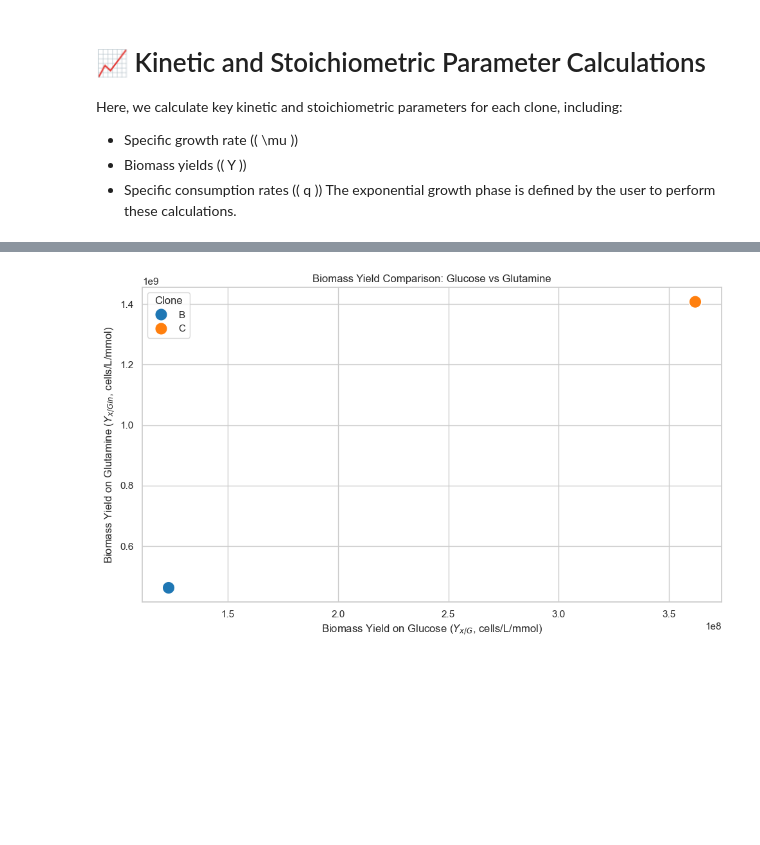
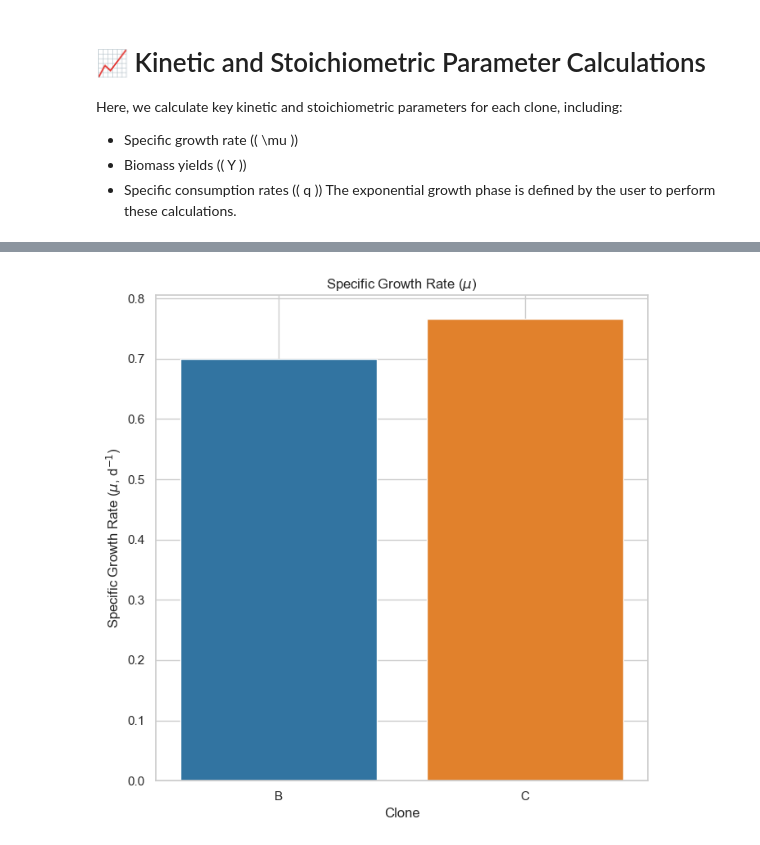
Before and after one commit to ebalderasr/clonalyzer, a Jupyter notebook: clonalyzer.ipynb, the cells around one changed output, grey strips where cells are left out. Saved outputs shown, nothing was run; the diff lists cells and outputs as text; code cells hidden in the pictures; blank space fills up the shorter version.

Commit message:
Implement individual 7x7 visualizations for kinetic analysis

```diff
--- a/clonalyzer.ipynb
+++ b/clonalyzer.ipynb
@@ -484,28 +463,100 @@ No artists with labels found to put in legend.  Note that artists whose label st
 # %%
-# Configure general style
+# Configure the output directory for figures
+output_dir = 'figures'
+os.makedirs(output_dir, exist_ok=True)
+
+# Configure general style for plots
 sns.set_theme(style="whitegrid")
 
-# Create a scatter plot for biomass yields
-plt.figure(figsize=(10, 6))
+# Scatter plot: Specific Growth Rate
+plt.figure(figsize=(7, 7))
+sns.barplot(
+    data=df_results,
+    x="Clone",
+    y="Specific Growth Rate (mu, d^-1)",
+    palette="tab10"
+)
+plt.xlabel("Clone")
+plt.ylabel(r"Specific Growth Rate ($\mu$, d$^{-1}$)")
+plt.title(r"Specific Growth Rate ($\mu$)")
+plt.grid(True)
+plt.tight_layout()
+plt.savefig(os.path.join(output_dir, "specific_growth_rate.png"), format="png", dpi=300)
+plt.show()
+
+# Scatter plot: Biomass Yield on Glucose vs Glutamine
+plt.figure(figsize=(7, 7))
 sns.scatterplot(
     data=df_results,
     x="Biomass Yield (Yx/G, cells/L/mmol)",
     y="Biomass Yield (Yx/Gln, cells/L/mmol)",
     hue="Clone",
     palette="tab10",
-    s=200  # Larger point size
+    s=400  # Larger point size
 )
-
-# Set labels and title
 plt.xlabel(r"Biomass Yield on Glucose ($Y_{x/G}$, cells/L/mmol)")
 plt.ylabel(r"Biomass Yield on Glutamine ($Y_{x/Gln}$, cells/L/mmol)")
 plt.title("Biomass Yield Comparison: Glucose vs Glutamine")
 plt.legend(title="Clone", loc="best")
 plt.grid(True)
 plt.tight_layout()
+plt.savefig(os.path.join(output_dir, "biomass_yield_comparison.png"), format="png", dpi=300)
+plt.show()
 
-# Save the figure
-yield_comparison_filename = os.path.join(output_dir, "biomass_yield_scatter.png")
-plt.savefig(yield_comparison_filename, format="png", dpi=300)
+# Scatter plot: Specific Glucose Consumption vs Specific Glutamine Consumption
+plt.figure(figsize=(7, 7))
+sns.scatterplot(
+    data=df_results,
+    x="Specific q_G (mmol/cell·day)",
+    y="Specific q_Gln (mmol/cell·day)",
+    hue="Clone",
+    palette="tab10",
+    s=400
+)
+plt.xlabel("Specific Glucose Consumption (mmol/cell·day)")
+plt.ylabel("Specific Glutamine Consumption (mmol/cell·day)")
+plt.title("Specific Glucose vs Glutamine Consumption")
+plt.legend(title="Clone", loc="best")
+plt.grid(True)
+plt.tight_layout()
+plt.savefig(os.path.join(output_dir, "specific_consumption_comparison.png"), format="png", dpi=300)
 plt.show()
+
+# Scatter plot: Specific Glutamine Consumption vs Specific Glutamate Production
+plt.figure(figsize=(7, 7))
+sns.scatterplot(
+    data=df_results,
+    x="Specific q_Gln (mmol/cell·day)",  # Specific Glutamine Consumption
+    y="Specific q_Glu (mmol/cell·day)",  # Specific Glutamate Production
+    hue="Clone",
+    palette="tab10",
+    s=400
+)
+plt.xlabel("Specific Glutamine Consumption (mmol/cell·day)")
+plt.ylabel("Specific Glutamate Production (mmol/cell·day)")
+plt.title("Specific Glutamine Consumption vs Glutamate Production")
+plt.legend(title="Clone", loc="best")
+plt.grid(True)
+plt.tight_layout()
+plt.savefig(os.path.join(output_dir, "specific_qGln_vs_qGlu.png"), format="png", dpi=300)
+plt.show()
+
+# Scatter plot: Specific Glucose Consumption vs Specific Lactate Production
+plt.figure(figsize=(7, 7))
+sns.scatterplot(
+    data=df_results,
+    x="Specific q_G (mmol/cell·day)",  # Specific Glucose Consumption
+    y="Specific q_L (mmol/cell·day)",  # Specific Lactate Production
+    hue="Clone",
+    palette="tab10",
+    s=400
+)
+plt.xlabel("Specific Glucose Consumption (mmol/cell·day)")
+plt.ylabel("Specific Lactate Production (mmol/cell·day)")
+plt.title("Specific Glucose Consumption vs Lactate Production")
+plt.legend(title="Clone", loc="best")
+plt.grid(True)
+plt.tight_layout()
+plt.savefig(os.path.join(output_dir, "specific_qG_vs_qL.png"), format="png", dpi=300)
+plt.show()
 # %% [output]
@@ -512 +566 @@ plt.show()
-[figure, old version]
+[figure, new version]
```
Also changed, not shown: parts of 4 cells of this notebook, 17 other files.
